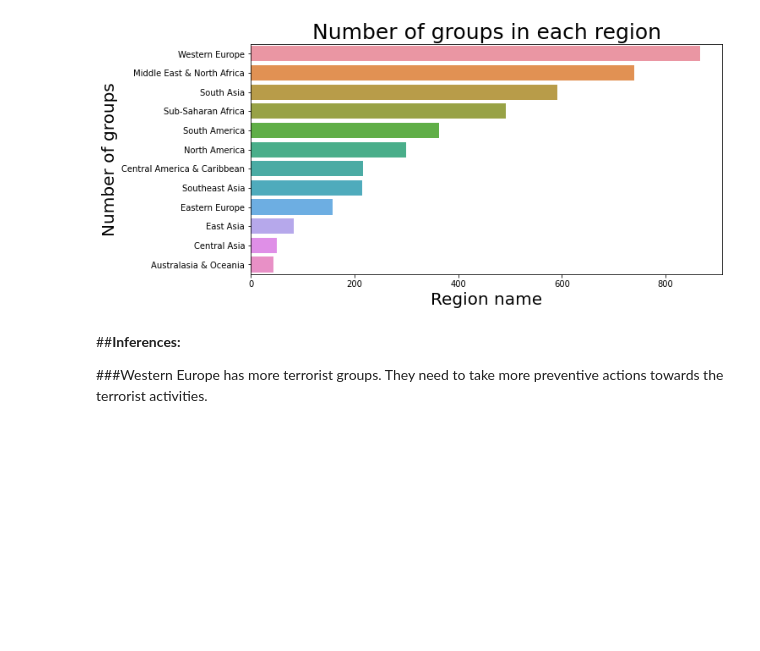
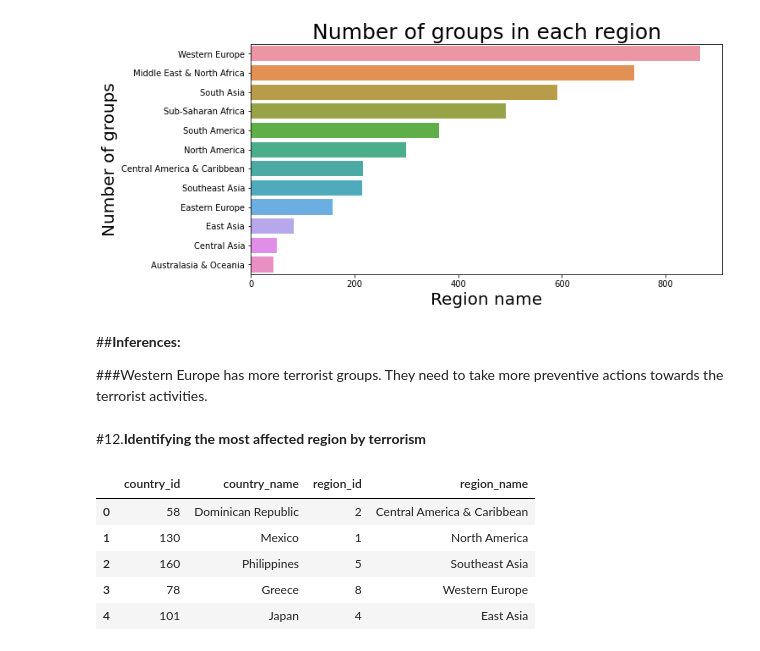
Before and after one commit to nivyathiruvoth/Global-Terrorism-Analysis, a Jupyter notebook: EDA_Global_Terrorism_Analysis.ipynb, the cells around one changed output. Drawn from its saved outputs; the diff is of its cells as text; code cells hidden in the pictures; blank space fills up the shorter version.

```diff
--- a/EDA_Global_Terrorism_Analysis.ipynb
+++ b/EDA_Global_Terrorism_Analysis.ipynb
@@ -846,3 +846,15 @@ plt.show()
 ##**Inferences:**
 
 ###Western Europe has more terrorist groups. They need to take more preventive actions towards the terrorist activities.
+# %% [markdown]
+#12.**Identifying the most affected region by terrorism**
+# %%
+#Getting the subset of the data frame with required columns for the given problem
+new_gtd[['country_id', 'country_name', 'region_id','region_name']].head()
+# %% [output]
+|  | country_id | country_name | region_id | region_name |
+| 0 | 58 | Dominican Republic | 2 | Central America & Caribbean |
+| 1 | 130 | Mexico | 1 | North America |
+| 2 | 160 | Philippines | 5 | Southeast Asia |
+| 3 | 78 | Greece | 8 | Western Europe |
+| 4 | 101 | Japan | 4 | East Asia |
```
Also changed, not shown: parts of 12 cells of this notebook.
